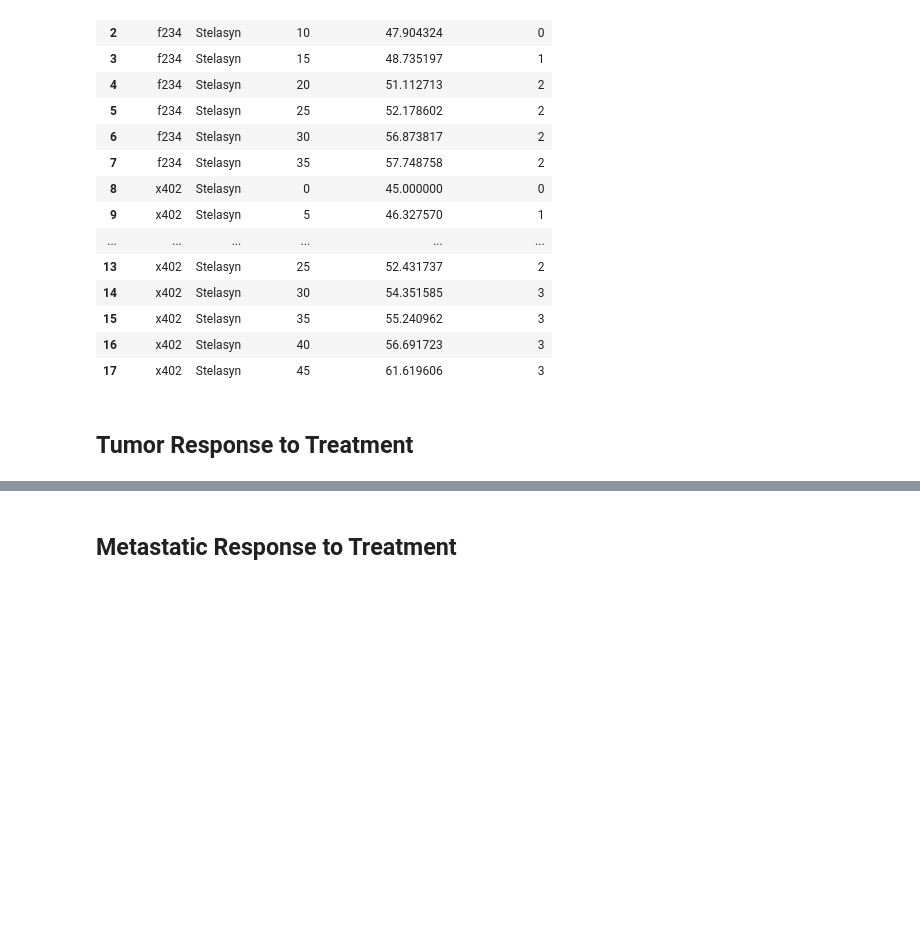
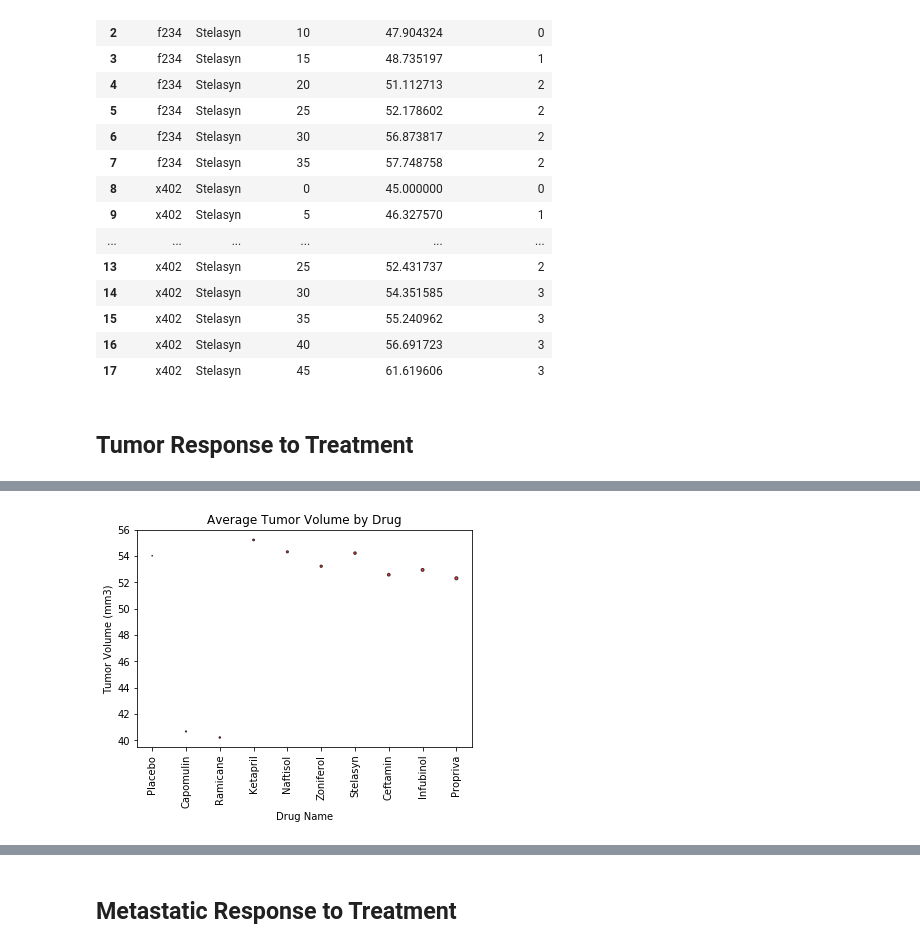
Before and after one commit to RobLMCO/05-MatplotlibHomework, a Jupyter notebook: pymaceuticals_starter.ipynb, the cells around one changed output, grey strips where cells are left out. Drawn from its saved outputs; the diff is of its cells as text; code cells hidden in the pictures; blank space fills up the shorter version.

```diff
--- a/pymaceuticals_starter.ipynb
+++ b/pymaceuticals_starter.ipynb
@@ -4,6 +4,7 @@
 import matplotlib.pyplot as plt
 import pandas as pd
 import numpy as np
+from scipy.stats import sem, ttest_ind
 
 # Hide warning messages in notebook
 import warnings
@@ -36,6 +37,7 @@ trial_data = clinical_trial_data_df["Mouse ID"].value_counts()
 trial_duration = clinical_trial_data_df["Timepoint"].max()
 unique_trial_intervals_df = clinical_trial_data_df.drop_duplicates(["Timepoint"])
 trial_intervals = unique_trial_intervals_df["Timepoint"].count()
+results_header_num = (trial_intervals - 1) * 2 # Show first two sets of results
 test_interval = int(trial_duration / (trial_intervals - 1))
 
 initial_volume = int(clinical_trial_data_df["Tumor Volume (mm3)"].mode())
@@ -46,7 +48,6 @@ mean_final_volume = clinical_trial_data_df["Tumor Volume (mm3)"].mean()
 mean_final_volume = "{0:0,.2f}".format(mean_final_volume)
 maximum_final_volume = clinical_trial_data_df["Tumor Volume (mm3)"].max()
 maximum_final_volume = "{0:0,.2f}".format(maximum_final_volume)
-
 
 # Display trial overview
 print("Pymaceuticals Inc - Squamous Cell Carcinoma (SCC) Study Drug Trials")
@@ -72,16 +73,25 @@ print(f"Time Point Tests Per Drug Trial (Max Intervals): {trial_intervals}")
 print(f"Trial Duration (Max Days): {trial_duration}")
 print(f"Minimum Final Tumor Volume (mm3): {minimum_final_volume}")
 print(f"Mean Final Tumor Volume (mm3): {mean_final_volume}")
-print(f"Maximum Final Tumor Volume (mm3): {maximum_final_volume}")
+print(f"Maximum Final Tumor Volume (mm3): {maximum_final_volume}\n")
+print(host_drug_trial_data_pd.describe())
+print("")
+print(mouse_drug_data_df.describe())
 print("")
 print(f"Hosts Exceeding Maximum Number of {trial_intervals} Interval Tests:")
 print(f"HostID #Tests")
 print("______ ______")
 print(trial_data.head(1))
-print("Host Tests Rejected\n")
+#print(reject_mouse_list.head())
+results_total_num = len(drug_trial_data_df)
+drug_trial_data_df = drug_trial_data_df.drop(drug_trial_data_df[drug_trial_data_df['Mouse ID'] == "g989"].index)
+rejected_rows = int((results_total_num - len(drug_trial_data_df)) / 2)
+updated_results_total_num = len(drug_trial_data_df)
+print(f"Rejected {rejected_rows} Test Rows of {updated_results_total_num + rejected_rows} Total Test Rows\n")
 print("Drug Trial Results")
 print("__________________")
-drug_trial_data_df.head(18)
+print(f"First {results_header_num} Test Rows of {updated_results_total_num} Total Test Rows\n")
+drug_trial_data_df.head(results_header_num)
 # %% [output]
 Pymaceuticals Inc - Squamous Cell Carcinoma (SCC) Study Drug Trials
 ___________________________________________________________________
@@ -133,0 +132,80 @@ __________________
+# %%
+# Store the Mean Tumor Volume Data Grouped by Drug and Timepoint
+
+
+#Placebo_all = drug_trial_data_df.loc[drug_trial_data_df["Drug"] == "Placebo", ["Timepoint", "Tumor Volume (mm3)"]]
+#Placebo_0 = Placebo_all.loc[Placebo_all["Timepoint"] == 0, ["Tumor Volume (mm3)"]]
+
+
+Placebo = drug_trial_data_df.loc[drug_trial_data_df["Drug"] == "Placebo", ["Tumor Volume (mm3)"]]
+Placebo_mean = np.mean(Placebo)
+Placebo_sem = sem(Placebo)
+Placebo_num = len(Placebo)
+
+Capomulin = drug_trial_data_df.loc[drug_trial_data_df["Drug"] == "Capomulin", ["Tumor Volume (mm3)"]]
+Capomulin_mean = np.mean(Capomulin)
+Capomulin_sem = sem(Capomulin)
+Capomulin_num = len(Capomulin)
+
+Ramicane = drug_trial_data_df.loc[drug_trial_data_df["Drug"] == "Ramicane", ["Tumor Volume (mm3)"]]
+Ramicane_mean = np.mean(Ramicane)
+Ramicane_sem = sem(Ramicane)
+Ramicane_num = len(Ramicane)
+
+Ketapril = drug_trial_data_df.loc[drug_trial_data_df["Drug"] == "Ketapril", ["Tumor Volume (mm3)"]]
+Ketapril_mean = np.mean(Ketapril)
+Ketapril_sem = sem(Ketapril)
+Ketapril_num = len(Ketapril)
+
+Naftisol = drug_trial_data_df.loc[drug_trial_data_df["Drug"] == "Naftisol", ["Tumor Volume (mm3)"]]
+Naftisol_mean = np.mean(Naftisol)
+Naftisol_sem = sem(Naftisol)
+Naftisol_num = len(Naftisol)
+
+Zoniferol = drug_trial_data_df.loc[drug_trial_data_df["Drug"] == "Zoniferol", ["Tumor Volume (mm3)"]]
+Zoniferol_mean = np.mean(Zoniferol)
+Zoniferol_sem = sem(Zoniferol)
+Zoniferol_num = len(Zoniferol)
+
+Stelasyn = drug_trial_data_df.loc[drug_trial_data_df["Drug"] == "Stelasyn", ["Tumor Volume (mm3)"]]
+Stelasyn_mean = np.mean(Stelasyn)
+Stelasyn_sem = sem(Stelasyn)
+Stelasyn_num = len(Stelasyn)
+
+Ceftamin = drug_trial_data_df.loc[drug_trial_data_df["Drug"] == "Ceftamin", ["Tumor Volume (mm3)"]]
+Ceftamin_mean = np.mean(Ceftamin)
+Ceftamin_sem = sem(Ceftamin)
+Ceftamin_num = len(Ceftamin)
+
+Infubinol = drug_trial_data_df.loc[drug_trial_data_df["Drug"] == "Infubinol", ["Tumor Volume (mm3)"]]
+Infubinol_mean = np.mean(Infubinol)
+Infubinol_sem = sem(Infubinol)
+Infubinol_num = len(Infubinol)
+
+Propriva = drug_trial_data_df.loc[drug_trial_data_df["Drug"] == "Propriva", ["Tumor Volume (mm3)"]]
+Propriva_mean = np.mean(Propriva)
+Propriva_sem = sem(Propriva)
+Propriva_num = len(Propriva)
+
+Drug_Names = ['Placebo', 'Capomulin', 'Ramicane', 'Ketapril', 'Naftisol', 'Zoniferol', 'Stelasyn', 'Ceftamin', 'Infubinol', 'Propriva']
+Drug_Tests = [Placebo_num, Capomulin_num, Ramicane_num, Ketapril_num, Naftisol_num, Zoniferol_num, Stelasyn_num, Ceftamin_num, Infubinol_num, Propriva_num]
+Drug_Means = [Placebo_mean, Capomulin_mean, Ramicane_mean, Ketapril_mean, Naftisol_mean, Zoniferol_mean, Stelasyn_mean, Ceftamin_mean, Infubinol_mean, Propriva_mean]
+Drug_Sems = [Placebo_sem, Capomulin_sem, Ramicane_sem, Ketapril_sem, Naftisol_sem, Zoniferol_sem, Stelasyn_sem, Ceftamin_sem, Infubinol_sem, Propriva_sem]
+drug_stats = {'Name': ['Placebo', 'Capomulin', 'Ramicane', 'Ketapril', 'Naftisol', 'Zoniferol', 'Stelasyn', 'Ceftamin', 'Infubinol', 'Propriva'], 'Tests': [Placebo_num, Capomulin_num, Ramicane_num, Ketapril_num, Naftisol_num, Zoniferol_num, Stelasyn_num, Ceftamin_num, Infubinol_num, Propriva_num], 'Means': [Placebo_mean, Capomulin_mean, Ramicane_mean, Ketapril_mean, Naftisol_mean, Zoniferol_mean, Stelasyn_mean, Ceftamin_mean, Infubinol_mean, Propriva_mean], 'Sem': [Placebo_sem, Capomulin_sem, Ramicane_sem, Ketapril_sem, Naftisol_sem, Zoniferol_sem, Stelasyn_sem, Ceftamin_sem, Infubinol_sem, Propriva_sem]}
+# Convert to DataFrame
+Drug_Stats_df = pd.DataFrame(drug_stats)
+#Drug_Stats_df = Drug_Stats_df.sort_values(['Tests'], ascending=False)
+#Drug_Stats_df.reset_index(inplace=True)
+# Preview DataFrame
+print(Drug_Stats_df)
+plt.title("Average Tumor Volume by Drug")
+plt.xlabel("Drug Name")
+plt.ylabel("Tumor Volume (mm3)")
+data = [value for value in Drug_Means]
+x_axis = np.arange(0.5, len(Drug_Means) + 0.5, 1)
+tick_locations = [ticker for ticker in x_axis]
+plt.scatter(x_axis, data, marker="o", facecolors="red", edgecolors="black", s=x_axis, alpha=0.75)
+#plt.ylim(minimum_final_volume, maximum_final_volume)
+plt.xticks(tick_locations, Drug_Stats_df["Name"], rotation="vertical")
+plt.show()
+# %% [output]
@@ -133,0 +229 @@ __________________
+[figure, added]
```
Also changed, not shown: parts of 6 cells of this notebook.
